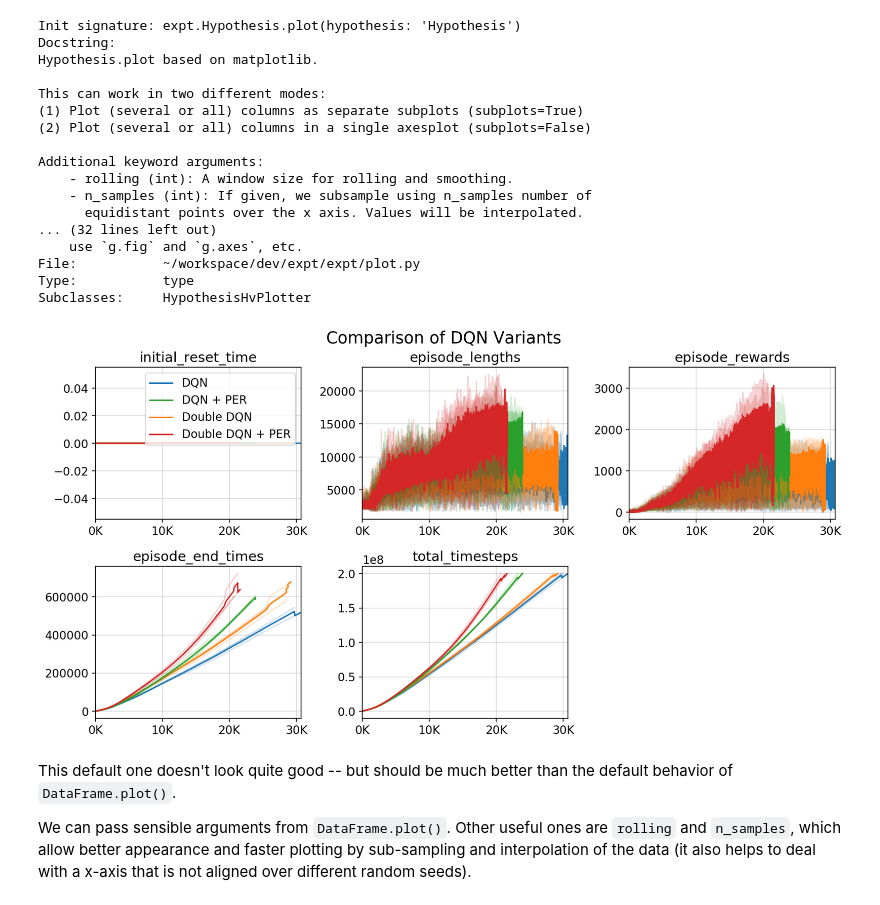
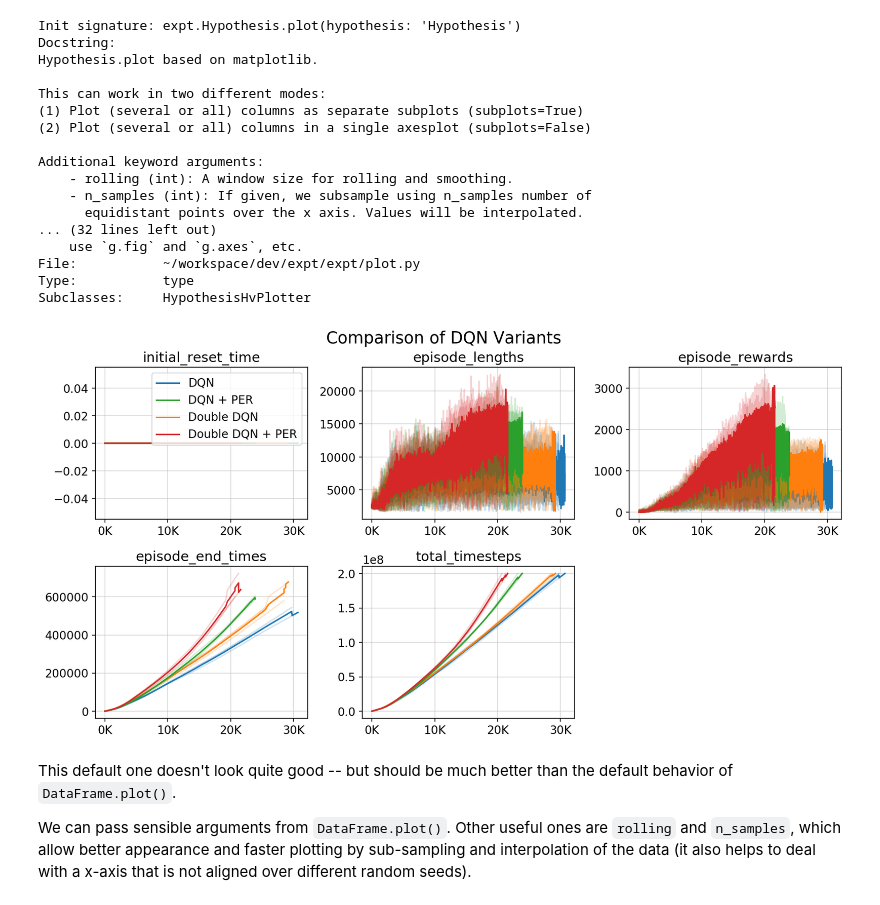
Before and after one commit to wookayin/expt, a Jupyter notebook: examples/quick-tour.ipynb, the cells around one changed output. Saved outputs shown, nothing was run; the diff lists cells and outputs as text; code cells hidden in the pictures.

```diff
--- a/examples/quick-tour.ipynb
+++ b/examples/quick-tour.ipynb
@@ -188,10 +196,10 @@ Additional keyword arguments:
 File:           ~/workspace/dev/expt/expt/plot.py
 Type:           type
 Subclasses:     HypothesisHvPlotter
-# %%
-ex.plot();
-# %% [output]
-[figure, removed]
+# %%
+g = ex.plot()
+# %% [output]
+[figure, added]
 # %% [markdown]
 This default one doesn't look quite good -- but should be much better than the default behavior of `DataFrame.plot()`.
 
```
Also changed, not shown: parts of 10 cells of this notebook.
